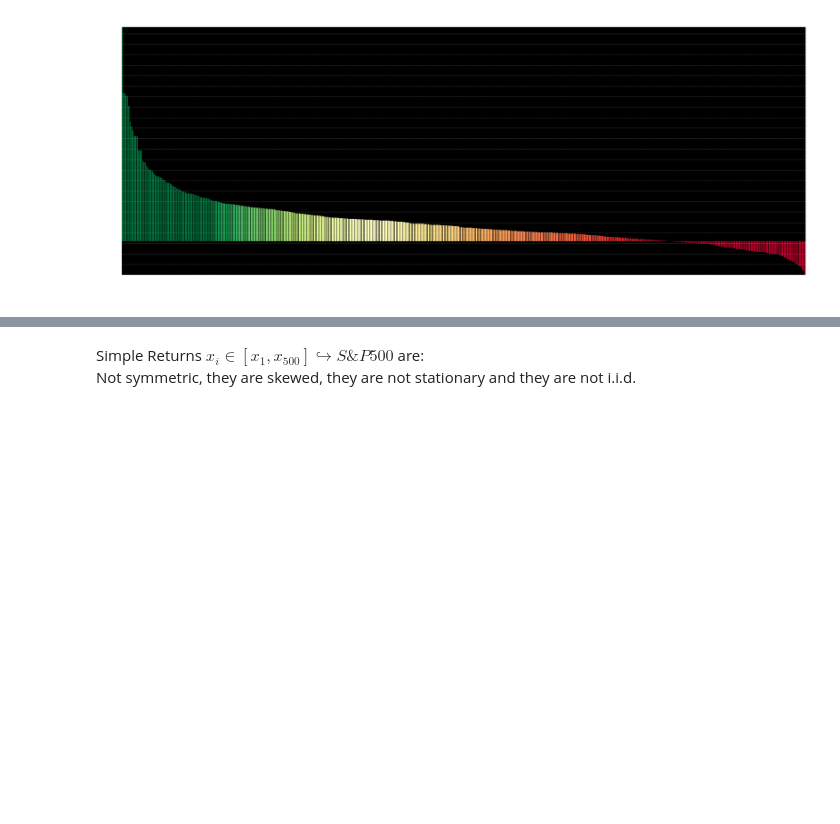
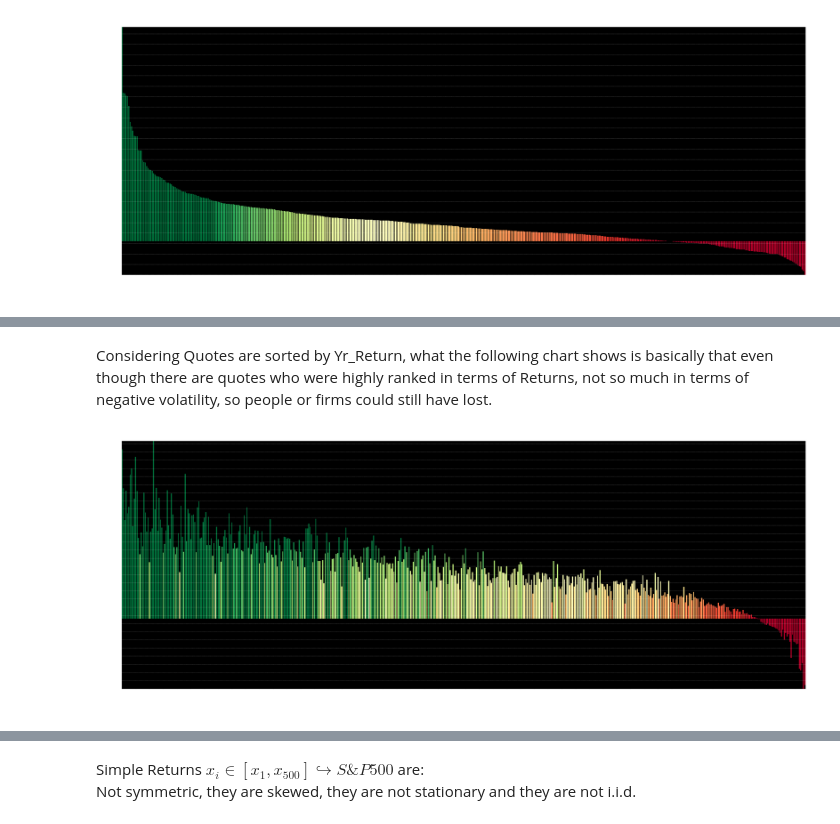
Before and after one commit to EMarquez7/Examen-de-Simulaci-n-2, a Jupyter notebook: Optimization.ipynb, the cells around one changed output, grey strips where cells are left out. Cells and saved outputs as stored; diff of their text form; code cells hidden in the pictures; blank space fills up the shorter version.

```diff
--- a/Optimization.ipynb
+++ b/Optimization.ipynb
@@ -611,0 +467,11 @@ Stats_SimpleN
+# %% [markdown]
+Considering Quotes are sorted by Yr_Return, what the following chart shows is basically that even though there are quotes who were highly ranked in terms of Returns, not so much in terms of negative volatility, so people or firms could still have lost.
+# %%
+df_col, df_index = Stats_Simple.T['Sortino'], (Stats_Simple.T['Sortino'].index)
+x_arange, y_arange = np.arange(0, Stats_Simple.T['Sortino'].index.shape[0], 10), np.arange(round(Stats_Simple.T['Sortino'].min(), 2), round(Stats_Simple.T['Sortino'].max(), 2), .10)
+title = (str(Stats_Simple.T['Sortino'].index.name) + " Simple Sortino Ratio from " + str(start) + " to " + str(end))
+x_label, y_label = "Datasets $x_i$", "Sortino Ratio"
+
+vs.cmap_bar(df_col, df_index, x_arange, y_arange, title, x_label, y_label)
+# %% [output]
+[figure, added]
```
Also changed, not shown: parts of 27 cells of this notebook, 2 other files.
